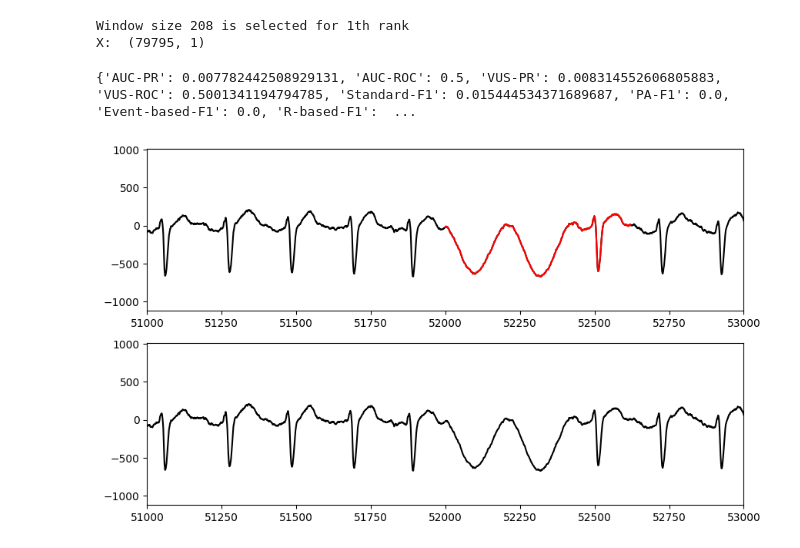
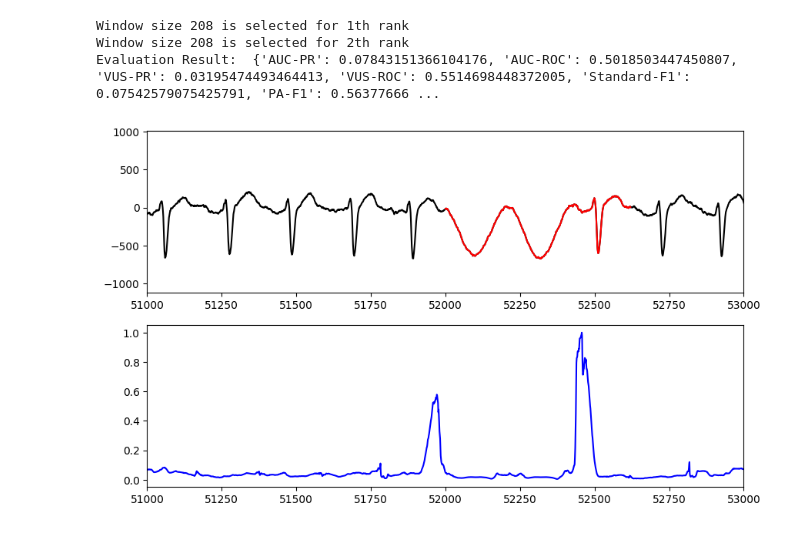
Before and after one commit to mmhzheng/LearnNetAD, a Jupyter notebook: testAlg.ipynb, the cells around one changed output. Saved outputs shown, nothing was run; the diff lists cells and outputs as text; code cells hidden in the pictures.

```diff
--- a/testAlg.ipynb
+++ b/testAlg.ipynb
@@ -1,70 +1,92 @@
 # %%
 import pandas as pd
-from TSB_AD.model_wrapper import run_Unsupervise_AD
+from TSB_AD.model_wrapper import run_Unsupervise_AD, run_Semisupervise_AD
 from TSB_AD.evaluation.metrics import get_metrics
 from TSB_AD.utils.dataAccess import *
+from TSB_AD.utils.utility import postprocess_scores
 from TSB_AD.HP_list import Optimal_Uni_algo_HP_dict
+from TSB_AD.utils.slidingWindows import find_length_rank
 import matplotlib.pyplot as plt
 import numpy as np
 
+
+Unsupervise_AD_Pool = ['SR', 'NORMA', 'Series2Graph', 'Sub_IForest', 'IForest', 'LOF', 'Sub_LOF', 'POLY', 'MatrixProfile', 'Sub_PCA', 'PCA', 'HBOS',
+                        'Sub_HBOS', 'KNN', 'Sub_KNN','KMeansAD', 'KMeansAD_U', 'KShapeAD', 'COPOD', 'CBLOF', 'COF', 'EIF', 'RobustPCA', 'Lag_Llama', 'TimesFM', 'Chronos', 'MOMENT_ZS']
+Semisupervise_AD_Pool = ['SAND', 'MCD', 'Sub_MCD', 'OCSVM', 'Sub_OCSVM', 'AutoEncoder', 'CNN', 'LSTMAD', 'TranAD', 'USAD', 'OmniAnomaly',
+                        'AnomalyTransformer', 'TimesNet', 'FITS', 'Donut', 'OFA', 'MOMENT_FT']
+
 # Specify Anomaly Detector to use and data directory
-AD_Name = 'IForest'   # It can be replaced with any anomaly detector availale in TSB-AD
-# data_direc = 'Datasets/TSB-AD-U/001_NAB_id_1_Facility_tr_1007_1st_2014.csv'
-data_direc = 'Datasets/MyData/labeled_ucr/001_UCR_Anomaly_DISTORTED1sddb40tr_35000_1st_52000.csv'
+AD_Name = 'Sub_LOF'
 Optimal_Det_HP = Optimal_Uni_algo_HP_dict[AD_Name]
 
 # Loading Data
+# data_direc = 'Datasets/TSB-AD-U/001_NAB_id_1_Facility_tr_1007_1st_2014.csv'
+data_direc = 'Datasets/MyData/labeled_ucr/001_UCR_Anomaly_DISTORTED1sddb40tr_35000_1st_52000.csv'
 df = pd.read_csv(data_direc).dropna()
 data = df.iloc[:, 0:-1].values.astype(float) # 所有行，不包括最后一列（label）
 label = df['Label'].astype(int).to_numpy()
+train_index = data_direc.split('.')[0].split('_')[-3]
+data_train = data[:int(train_index), :]
+
+# hyperparameters
+slidingWindow = find_length_rank(data, rank=1)
 
 # Applying Anomaly Detector, 这里会输出分数和打标
-output = run_Unsupervise_AD(AD_Name, data, **Optimal_Det_HP)
-# output = run_Semisupervise_AD(AD_Name, data, label)
+if AD_Name in Semisupervise_AD_Pool:
+    output = run_Semisupervise_AD(AD_Name, data_train, data, **Optimal_Det_HP)
+elif AD_Name in Unsupervise_AD_Pool:
+    output = run_Unsupervise_AD(AD_Name, data, **Optimal_Det_HP)
+else:
+    raise Exception(f"{AD_Name} is not defined")
 
+# if slidingWindow > 1:
+#     output = postprocess_scores(slidingWindow, output)
 
 # if output not a np Array, then it is not available in TSB-AD
 if isinstance(output, np.ndarray):
     output_label = np.zeros(len(output))
+    threshold = np.mean(output) + 5*np.std(output)
     for i in range(len(output)):
-        if output[i] > 0.2:
+        if output[i] > threshold:
             output_label[i] = 1
 
     # Evaluation 这里是算评价指标，对比label
-    evaluation_result = get_metrics(output, label)
-    print(evaluation_result)
+    evaluation_result = get_metrics(output, label, slidingWindow=slidingWindow, pred=output > (np.mean(output)+3*np.std(output)))
+    print('Evaluation Result: ', evaluation_result)
 
     prefix, test_loc, ab_l = parseDataFile(data_direc)
     plotRange= (ab_l-1000, ab_l+1000)
 
     range_anomaly = range_convers_new(label)
     range_predict_anomaly = range_convers_new(output_label)
 
     fig, ax = plt.subplots(2, 1, figsize=(10, 6))
 
     ax[0].plot(data, 'k')
-    ax[1].plot(data, 'k')
+    # ax[1].plot(data, 'k')
 
     for r in range_anomaly:
         if r[0]==r[1]:
             ax[0].plot(r[0],data[r[0]],'r.')
         else:
             ax[0].plot(range(r[0],r[1]+1),data[range(r[0],r[1]+1)],'r')
 
-    for r in range_predict_anomaly:
-        if r[0]==r[1]:
-            ax[1].plot(r[0],data[r[0]],'r.')
-        else:
-            ax[1].plot(range(r[0],r[1]+1),data[range(r[0],r[1]+1)],'r')
+    # for r in range_predict_anomaly:
+    #     if r[0]==r[1]:
+    #         ax[1].plot(r[0],data[r[0]],'r.', size=20)
+    #     else:
+    #         ax[1].plot(range(r[0],r[1]+1),data[range(r[0],r[1]+1)],'r', size=20)
+
+    ax[1].plot(output, 'b')
 
     # xlim
     ax[0].set_xlim(plotRange)
     ax[1].set_xlim(plotRange)
 else:
     print('Anomaly Detector is not available in TSB-AD')
     print('Output:', output)
 # %% [output]
 Window size 208 is selected for 1th rank
-X:  (79795, 1)
+Window size 208 is selected for 2th rank
+Evaluation Result:  {'AUC-PR': 0.07843151366104176, 'AUC-ROC': 0.5018503447450807, 'VUS-PR': 0.03195474493464413, 'VUS-ROC': 0.5514698448372005, 'Standard-F1': 0.07542579075425791, 'PA-F1': 0.56377666 ...
-{'AUC-PR': 0.007782442508929131, 'AUC-ROC': 0.5, 'VUS-PR': 0.008314552606805883, 'VUS-ROC': 0.5001341194794785, 'Standard-F1': 0.015444534371689687, 'PA-F1': 0.0, 'Event-based-F1': 0.0, 'R-based-F1':  ...
-[figure, old version]
+[figure, new version]
```
Also changed, not shown: 5 other files.
